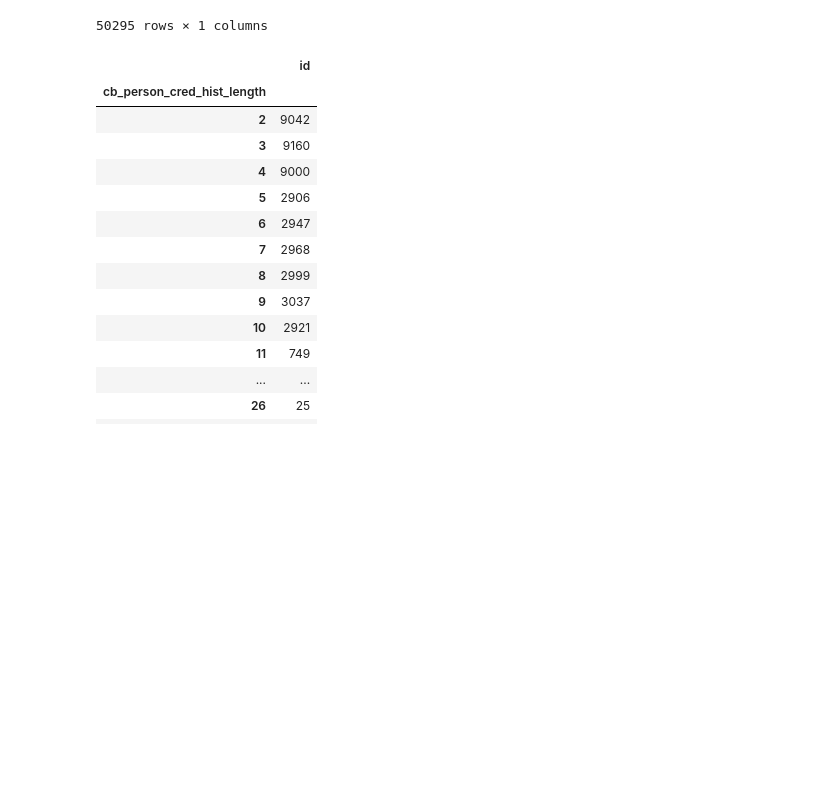
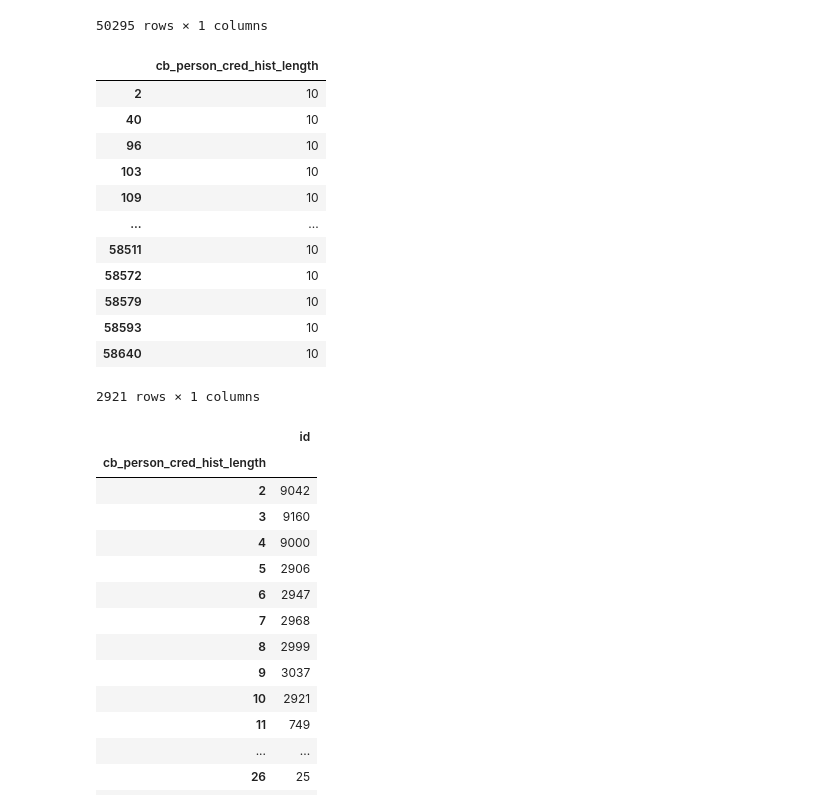
Before and after one commit to edward-b-1/Loan-Approval-Prediction, a Jupyter notebook: predict8.ipynb, the cells around one changed output. Saved outputs shown, nothing was run; the diff lists cells and outputs as text; code cells hidden in the pictures; blank space fills up the shorter version.

```diff
--- a/predict8.ipynb
+++ b/predict8.ipynb
@@ -113,6 +113,25 @@ data_train_loan_status_accept[['cb_person_cred_hist_length']]
 | 58643 | 3 |
 | 58644 | 5 |
 50295 rows × 1 columns
+# %%
+# Sanity check
+tmp = data_train_loan_status_accept[['cb_person_cred_hist_length']]
+tmp = tmp[tmp['cb_person_cred_hist_length'] == 10]
+tmp
+# %% [output]
+|  | cb_person_cred_hist_length |
+| 2 | 10 |
+| 40 | 10 |
+| 96 | 10 |
+| 103 | 10 |
+| 109 | 10 |
+| ... | ... |
+| 58511 | 10 |
+| 58572 | 10 |
+| 58579 | 10 |
+| 58593 | 10 |
+| 58640 | 10 |
+2921 rows × 1 columns
 # %%
 (
     data_train_loan_status_accept[['id', 'cb_person_cred_hist_length']]
```
Also changed, not shown: parts of 4 cells of this notebook.
